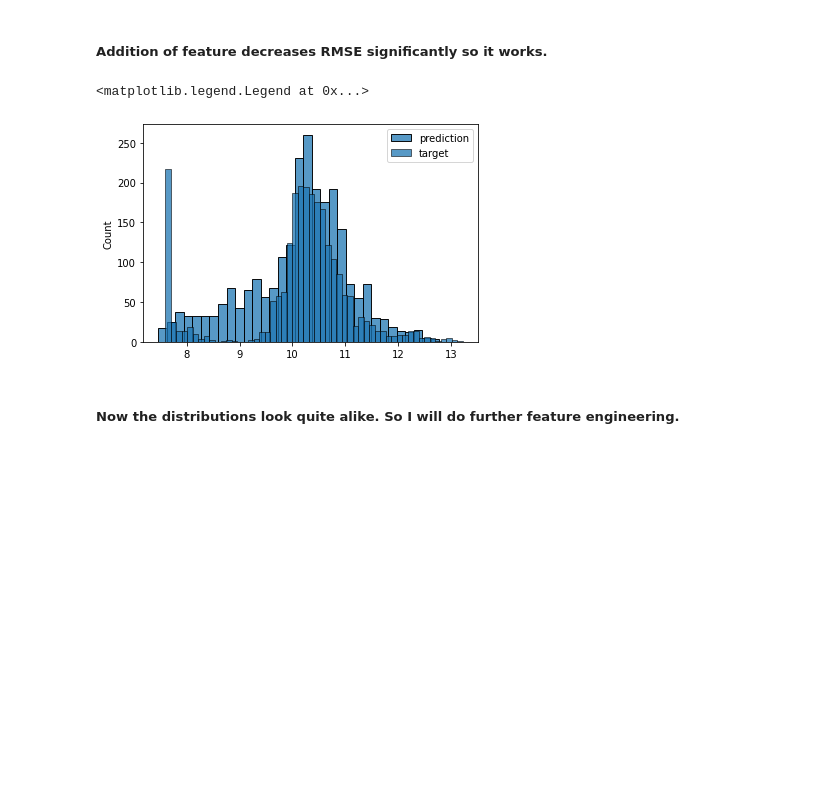
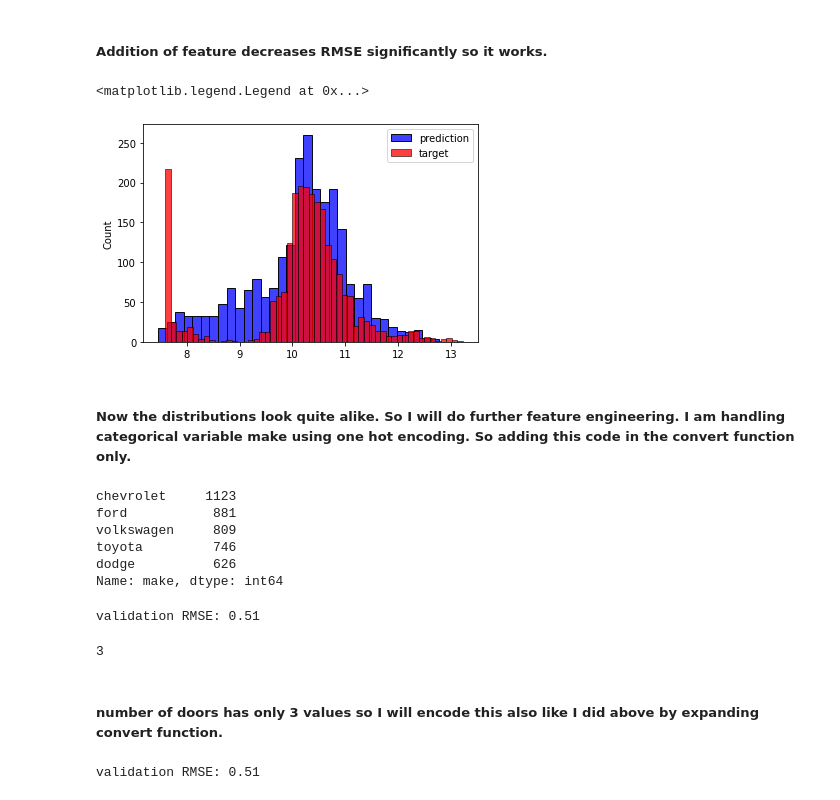
Before and after one commit to ver-akshat/Car-price-prediction, a Jupyter notebook: Car_price_prediction.ipynb, the cells around one changed output. Drawn from its saved outputs; the diff is of its cells as text; code cells hidden in the pictures; blank space fills up the shorter version.

Commit message:
Added linear regression model and some changes

```diff
--- a/Car_price_prediction.ipynb
+++ b/Car_price_prediction.ipynb
@@ -236,11 +236,20 @@ validation RMSE: 0.52
 ##### Addition of feature decreases RMSE significantly so it works.
 # %%
 # Checking the plots
-sns.histplot(y_pred_, label='prediction')
-sns.histplot(y_val, label='target')
+sns.histplot(y_pred_, label='prediction',color='blue')
+sns.histplot(y_val, label='target',color='red')
 plt.legend()
 # %% [output]
 <matplotlib.legend.Legend at 0x...>
-[figure, old version]
+[figure, new version]
 # %% [markdown]
-##### Now the distributions look quite alike. So I will do further feature engineering.
+##### Now the distributions look quite alike. So I will do further feature engineering. I am handling categorical variable make using one hot encoding. So adding this code in the convert function only.
+# %%
+df.make.value_counts().head()
+# %% [output]
+chevrolet     1123
+ford           881
+volkswagen     809
+toyota         746
+dodge          626
+Name: make, dtype: int64
@@ -246,0 +270,9 @@ plt.legend()
+# %%
+# Checking if the addition of feature makes some difference
+X_train_new = convert(df_train)
+new_w_0_, new_w_ = Linear_Regression(X_train_new, y_train)
+X_val_new = convert(df_val)
+y_pred_new = new_w_0_ + X_val_new.dot(new_w_)
+print('validation RMSE:', rmse(y_val, y_pred_new))
+# %% [output]
+validation RMSE: 0.51
@@ -246,0 +281,7 @@ plt.legend()
+# %%
+# Number of doors
+df.number_of_doors.nunique()
+# %% [output]
+3
+# %% [markdown]
+##### number of doors has only 3 values so I will encode this also like I did above by expanding convert function.
@@ -246,0 +304,9 @@ plt.legend()
+# %%
+# Checking if the addition of feature makes some difference
+X_train_new = convert(df_train)
+new_w_0_, new_w_ = Linear_Regression(X_train_new, y_train)
+X_val_new = convert(df_val)
+y_pred_new = new_w_0_ + X_val_new.dot(new_w_)
+print('validation RMSE:', rmse(y_val, y_pred_new))
+# %% [output]
+validation RMSE: 0.51
```
Also changed, not shown: parts of 4 cells of this notebook.
